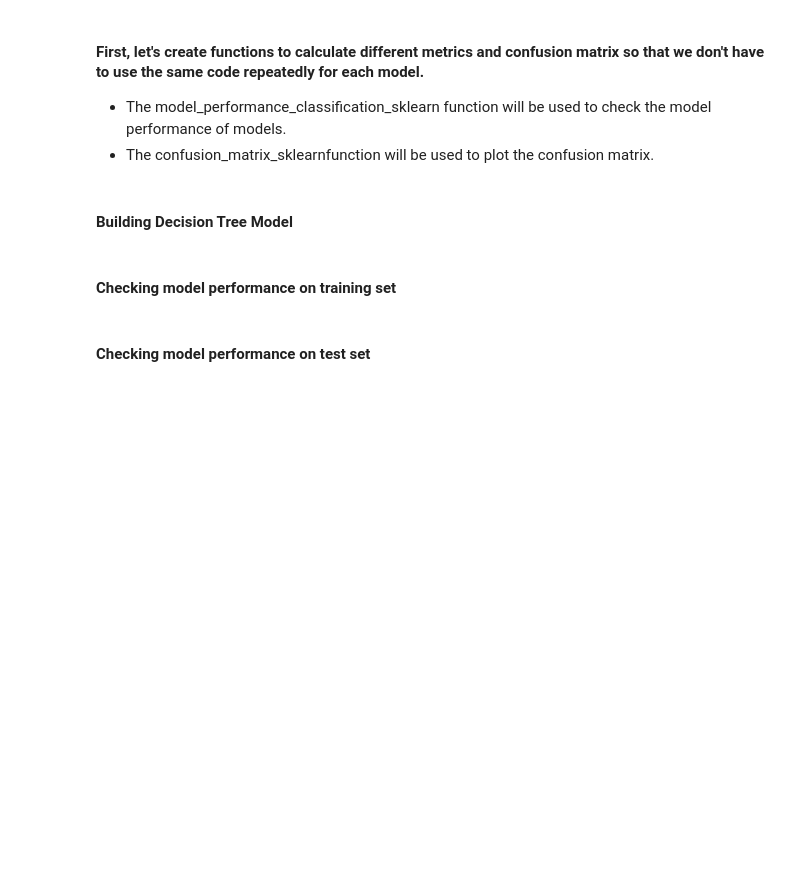
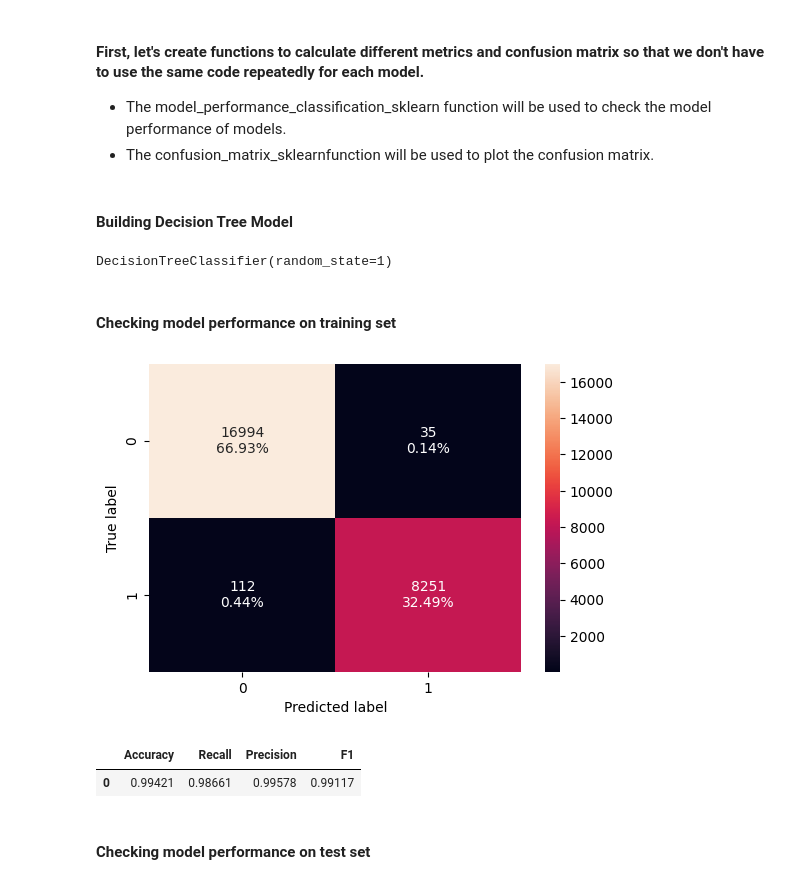
Before and after one commit to Mahal09/Python, a Jupyter notebook: Project_SLC_DSBA_INNHotels_LowCode_V3_1.ipynb, the cells around one changed output. Cells and saved outputs as stored; diff of their text form; code cells hidden in the pictures; blank space fills up the shorter version.

```diff
--- a/Project_SLC_DSBA_INNHotels_LowCode_V3_1.ipynb
+++ b/Project_SLC_DSBA_INNHotels_LowCode_V3_1.ipynb
@@ -1259,10 +1281,10 @@ Training performance comparison:
 X = data.drop(["booking_status"], axis=1)
 Y = data["booking_status"]
 
-X = pd.'_______' ## Complete the code to create dummies for X
+X = pd.get_dummies(X, drop_first=True).astype(float) ## Complete the code to create dummies for X
 
 # Splitting data in train and test sets
-X_train, X_test, y_train, y_test = train_test_split('_______') ## Complete the code to split the data into train test in the ratio 70:30 with random_state = 1
+X_train, X_test, y_train, y_test = train_test_split( X, Y, test_size=0.30, random_state=1) ## Complete the code to split the data into train test in the ratio 70:30 with random_state = 1
 # %%
 print("Shape of Training set : ", X_train.shape)
 print("Shape of test set : ", X_test.shape)
@@ -1326,16 +1361,23 @@ def confusion_matrix_sklearn(model, predictors, target):
 #### Building Decision Tree Model
 # %%
 model = DecisionTreeClassifier(random_state=1)
-model.('_______') ## Complete the code to fit decision tree on train data
+model.fit(X_train, y_train) ## Complete the code to fit decision tree on train data
+# %% [output]
+DecisionTreeClassifier(random_state=1)
 # %% [markdown]
 #### Checking model performance on training set
 # %%
-confusion_matrix_sklearn('_______') ## Complete the code to create confusion matrix for train data
+confusion_matrix_sklearn(model, X_train, y_train) ## Complete the code to create confusion matrix for train data
+# %% [output]
+[figure, added]
 # %%
 decision_tree_perf_train = model_performance_classification_sklearn(
     model, X_train, y_train
 )
 decision_tree_perf_train
+# %% [output]
+|  | Accuracy | Recall | Precision | F1 |
+| 0 | 0.99421 | 0.98661 | 0.99578 | 0.99117 |
 # %% [markdown]
 #### Checking model performance on test set
 # %%
```
Also changed, not shown: parts of 31 cells of this notebook.
